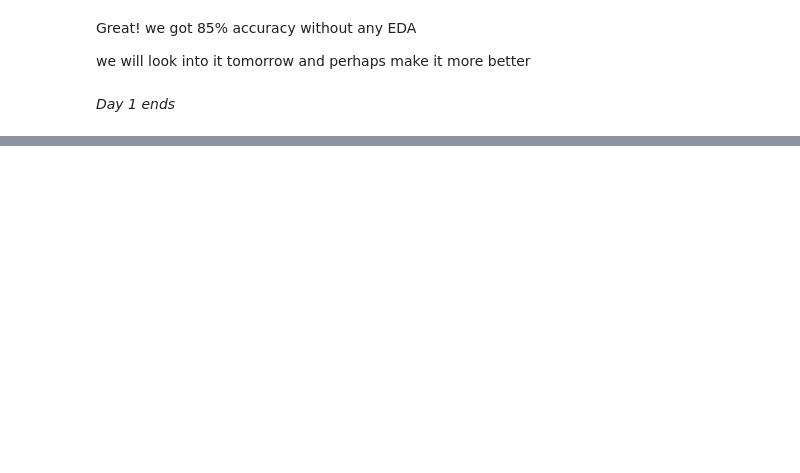
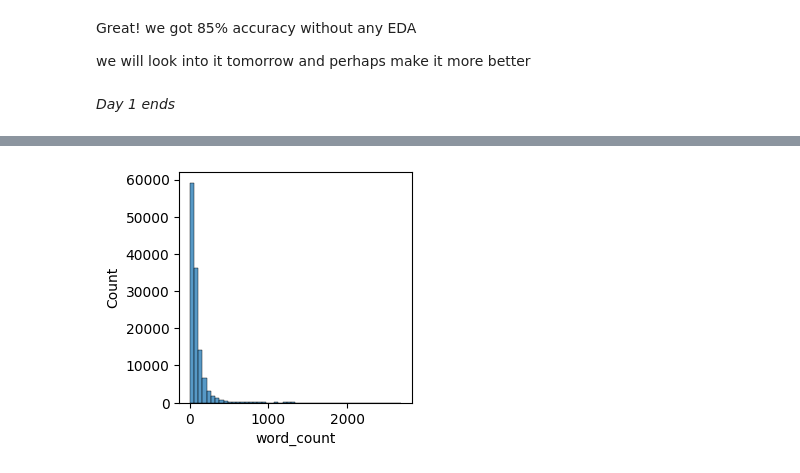
Before and after one commit to Mehmood-Deshmukh/Bank-Customer-Complaint-Classification, a Jupyter notebook: model.ipynb, the cells around one changed output, grey strips where cells are left out. Saved outputs shown, nothing was run; the diff lists cells and outputs as text; code cells hidden in the pictures; blank space fills up the shorter version.

```diff
--- a/model.ipynb
+++ b/model.ipynb
@@ -323,0 +421,6 @@ we will look into it tomorrow and perhaps make it more better
+# %%
+# word distribution
+
+dataset['word_count'] = dataset['cleaned_complaint'].apply(lambda x: len(str(x).split()))
+
+dataset['word_count'].describe()
@@ -323,0 +437,7 @@ we will look into it tomorrow and perhaps make it more better
+# %%
+# plot the word count distribution
+plt.figure(figsize=(3, 3))
+sns.histplot(dataset['word_count'], bins=50)
+plt.show()
+# %% [output]
+[figure, added]
```
Also changed, not shown: parts of 72 cells of this notebook, 10 other files.
